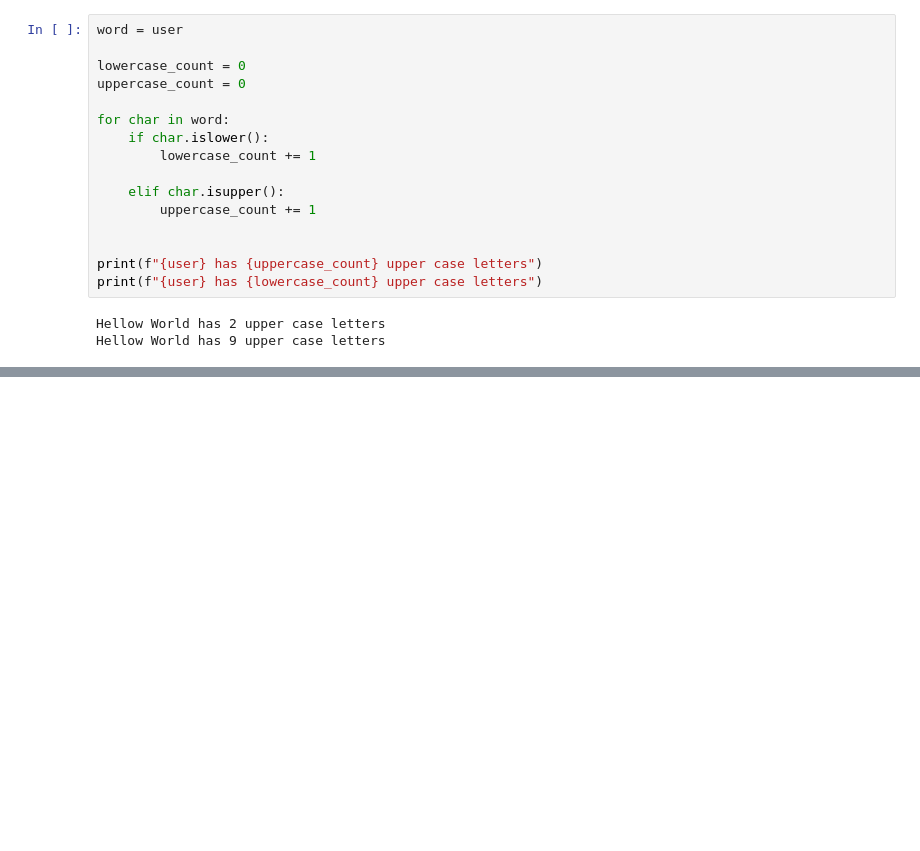
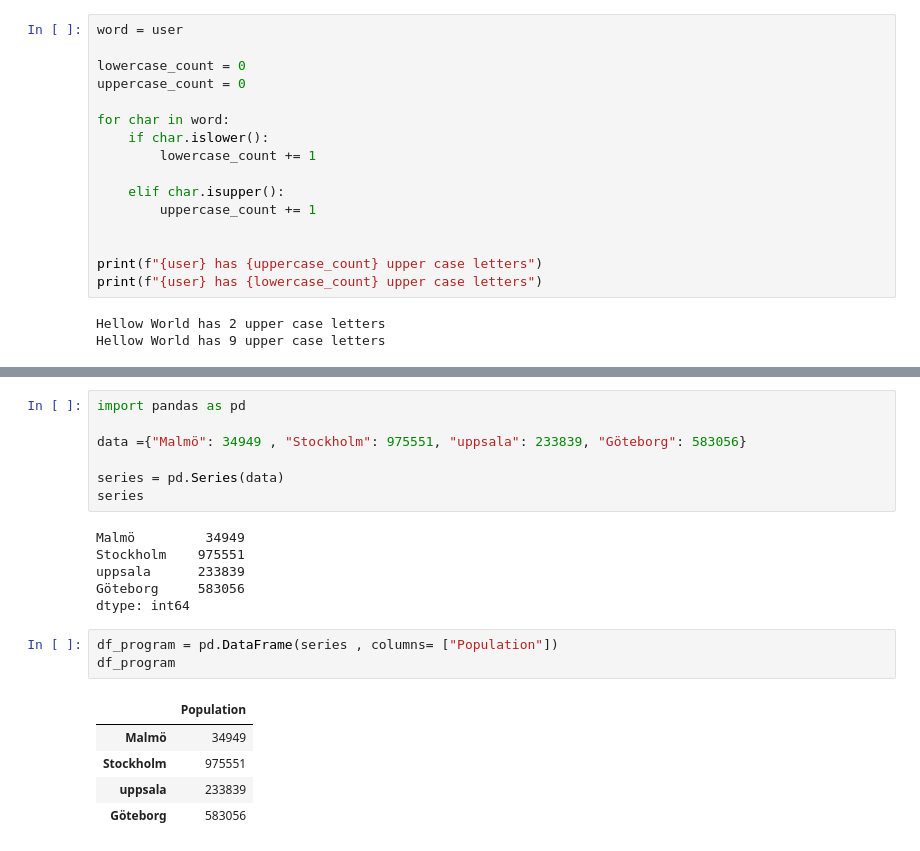
Before and after one commit to mosendamnit/Python-Muhsin-Ahmad-OPA23, a Jupyter notebook: exercises/exercise_question.ipynb, the cells around one changed output, grey strips where cells are left out. Saved outputs shown, nothing was run; the diff lists cells and outputs as text; blank space fills up the shorter version.

```diff
--- a/exercises/exercise_question.ipynb
+++ b/exercises/exercise_question.ipynb
@@ -475,0 +496,22 @@ Hellow World has 9 upper case letters
+# %%
+import pandas as pd
+
+data ={"Malmö": 34949 , "Stockholm": 975551, "uppsala": 233839, "Göteborg": 583056}
+
+series = pd.Series(data)
+series
+# %% [output]
+Malmö         34949
+Stockholm    975551
+uppsala      233839
+Göteborg     583056
+dtype: int64
+# %%
+df_program = pd.DataFrame(series , columns= ["Population"])
+df_program
+# %% [output]
+|  | Population |
+| Malmö | 34949 |
+| Stockholm | 975551 |
+| uppsala | 233839 |
+| Göteborg | 583056 |
```
Also changed, not shown: parts of 2 cells of this notebook, 3 other files.
